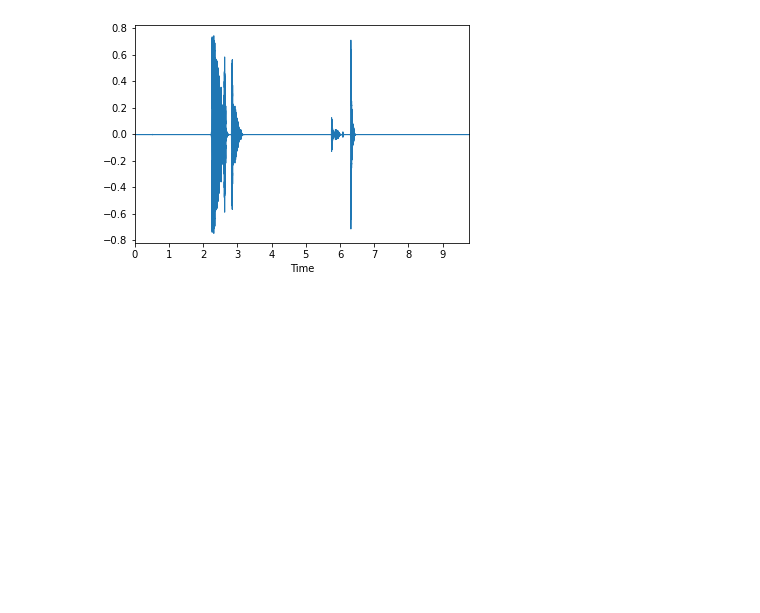
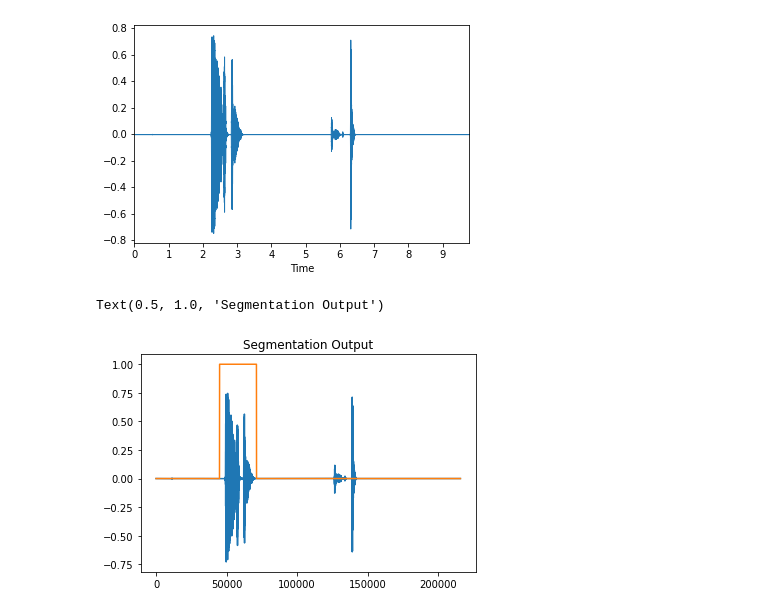
Before and after one commit to cmalinmayor/ML4Health_Coughvid, a Jupyter notebook: data_exploration.ipynb, the cells around one changed output. Cells and saved outputs as stored; diff of their text form; code cells hidden in the pictures; blank space fills up the shorter version.

Commit message:
Added cough segmentation and SNR modules from paper
Added cough segmentation and SNR modules from paper

```diff
--- a/data_exploration.ipynb
+++ b/data_exploration.ipynb
@@ -3,5 +4,5 @@ import os
 # %%
-path_to_dataset = "D:\COUGHVID_public_dataset\public_dataset"
+path_to_dataset = "C:\COUGHVID_public_dataset\public_dataset"
 files = os.listdir(path_to_dataset)
 print(f"There are {len(files)} files")
 extensions = set([os.path.splitext(f)[1] for f in files])
@@ -100,3 +100,11 @@ librosa.display.waveplot(x, sr=sr)
 # %% [output]
 <matplotlib.collections.PolyCollection at 0x...>
 [figure]
+# %%
+cough_segments, cough_mask = segment_cough(x,sr)
+plt.plot(x)
+plt.plot(cough_mask)
+plt.title("Segmentation Output")
+# %% [output]
+Text(0.5, 1.0, 'Segmentation Output')
+[figure, added]
```
Also changed, not shown: parts of 4 cells of this notebook, 2 other files.
